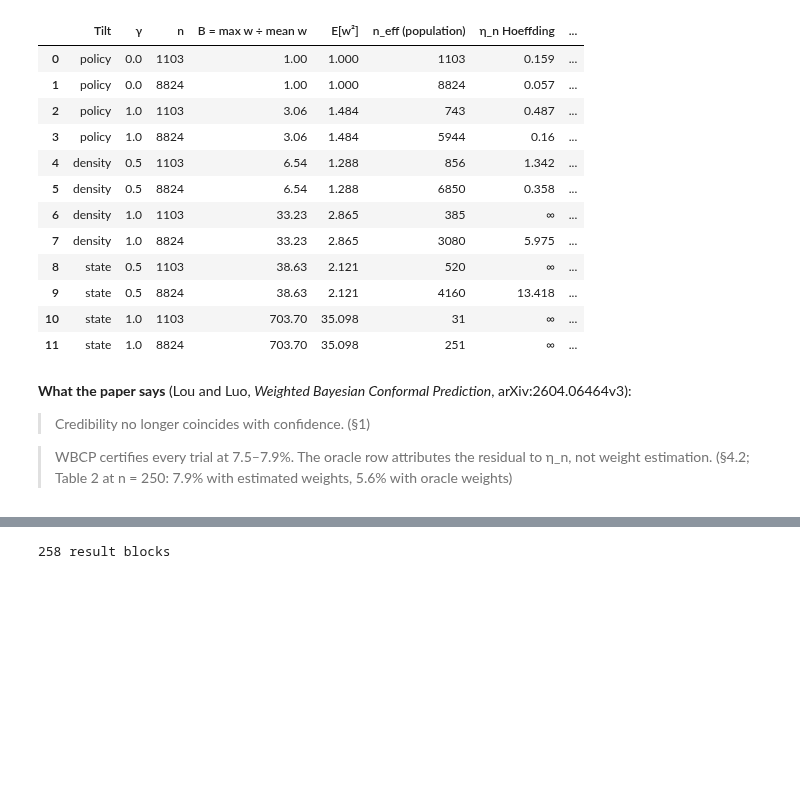
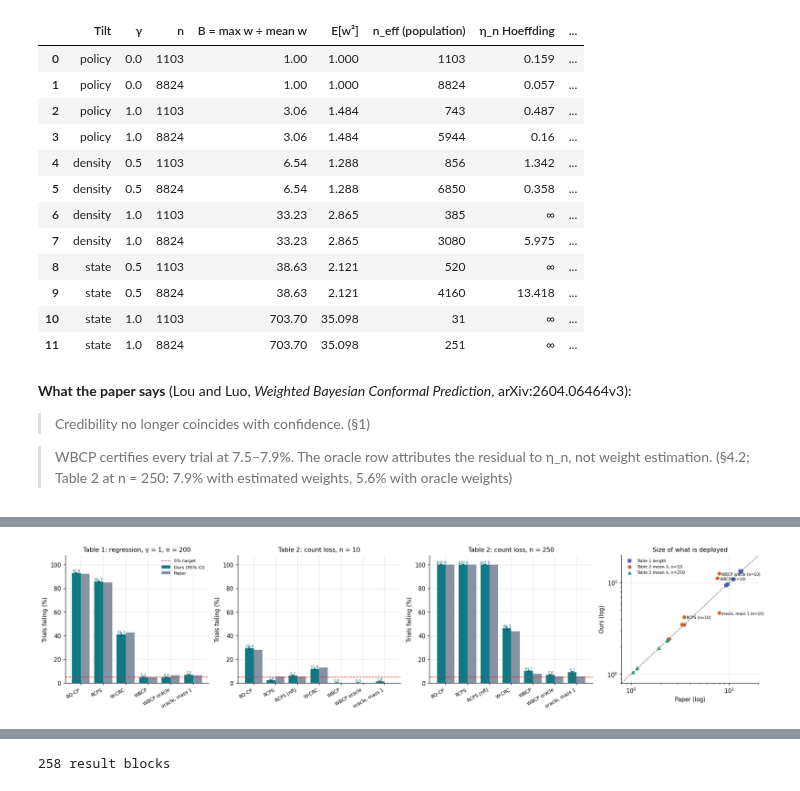
Before and after one commit to dbayha7/BCA, a Jupyter notebook: experiments/wbcp/results.ipynb, the cells around one changed output, grey strips where cells are left out. Cells and saved outputs as stored; diff of their text form; code cells hidden in the pictures; blank space fills up the shorter version.

```diff
--- a/experiments/wbcp/results.ipynb
+++ b/experiments/wbcp/results.ipynb
@@ -779,0 +885,37 @@ display(table(rows, ["Tilt", "γ", "n", "B = max w ÷ mean w", "E[w²]", "n_eff
+# %%
+def versus(ax, summary, paper, title):
+    names = list(paper)
+    x = np.arange(len(names))
+    rows = [summary[k] for k in names]
+    ours = np.array([np.nan if r.get("fail") is None else 100 * r["fail"] for r in rows])
+    err = [[o - 100 * r["ci"][0] if np.isfinite(o) else 0 for o, r in zip(ours, rows)],
+           [100 * r["ci"][1] - o if np.isfinite(o) else 0 for o, r in zip(ours, rows)]]
+    ax.bar(x - 0.2, ours, 0.4, yerr=err, color=COL["accent"], label="Ours (95% CI)", error_kw=dict(elinewidth=0.8, capsize=1.8, ecolor="#333"))
+    ax.bar(x + 0.2, [100 * paper[k][0] for k in names], 0.4, color=COL["pred"], label="Paper")
+    for xi, o, p in zip(x, ours, [100 * paper[k][0] for k in names]):
+        ax.annotate(f"{o:.1f}", (xi - 0.2, o), ha="center", va="bottom", fontsize=6.5, color=COL["accent"])
+    ax.set_xticks(x, [SHORT[k] for k in names], rotation=30, ha="right", fontsize=8)
+    ax.axhline(5, color=COL["target"], ls="--", lw=1, label="5% target")
+    ax.set_ylabel("Trials failing (%)"); ax.set_ylim(0, 108); ax.set_title(title)
+
+
+fig, axes = plt.subplots(1, 4, figsize=(17.5, 4.1), gridspec_kw={"width_ratios": [1.1, 1.25, 1.25, 1.05]})
+versus(axes[0], P["t1_g1"]["summary"], T1.PAPER, "Table 1: regression, γ = 1, n = 200")
+versus(axes[1], P["t2_g1_n10"]["summary"], {k: v for k, v in T2.PAPER[10].items()}, "Table 2: count loss, n = 10")
+versus(axes[2], P["t2_g1_n250"]["summary"], {k: v for k, v in T2.PAPER[250].items()}, "Table 2: count loss, n = 250")
+axes[0].legend(loc="upper right", fontsize=7.5)
+ax = axes[3]
+points = [("T1", k, P["t1_g1"]["summary"][k]["length"], T1.PAPER[k][2]) for k in T1.PAPER]
+points += [(f"n={n}", k, P[f"t2_g1_n{n}"]["summary"][k]["mean_lambda"], T2.PAPER[n][k][1]) for n in (10, 250) for k in T2.PAPER[n]]
+for tag, color, marker in (("T1", COL["c3"], "s"), ("n=10", COL["c6"], "o"), ("n=250", COL["c4"], "^")):
+    sel = [(o, p) for t, _, o, p in points if t == tag and o is not None]
+    ax.scatter([p for _, p in sel], [o for o, _ in sel], color=color, marker=marker, s=28, label="Table 1 length" if tag == "T1" else f"Table 2 mean λ, {tag}")
+lim = (0.8, 20)
+ax.plot(lim, lim, color="#666", ls="--", lw=1); ax.set_xscale("log"); ax.set_yscale("log"); ax.set_xlim(*lim); ax.set_ylim(*lim)
+for t, k, o, p in points:
+    if o is not None and abs(math.log(o / p)) > 0.15:
+        ax.annotate(f"{SHORT[k]} ({t})", (p, o), fontsize=6.5, xytext=(4, -3), textcoords="offset points")
+ax.set_xlabel("Paper (log)"); ax.set_ylabel("Ours (log)"); ax.set_title("Size of what is deployed"); ax.legend(fontsize=7, loc="upper left")
+plt.tight_layout(); plt.show()
+# %% [output]
+[figure, added]
```
Also changed, not shown: parts of 10 cells of this notebook, 4 other files.
